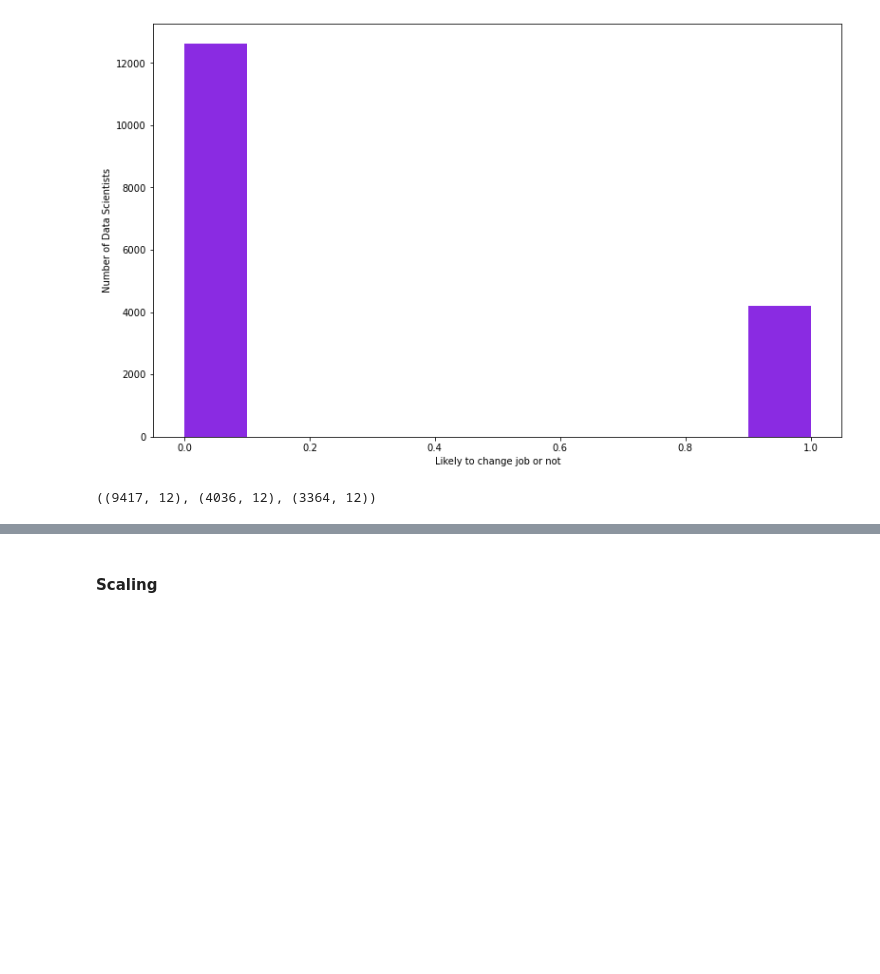
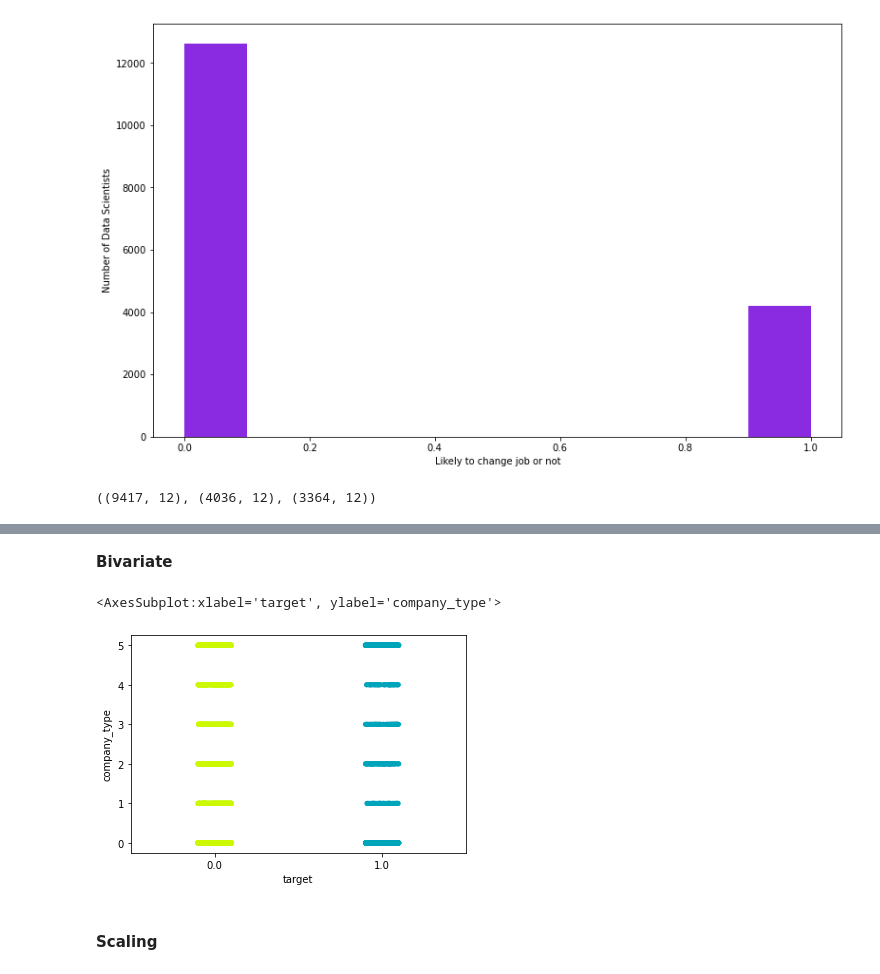
Before and after one commit to LinhQuach13/Individual_project_HR_analytics, a Jupyter notebook: Final_notebook.ipynb, the cells around one changed output, grey strips where cells are left out. Drawn from its saved outputs; the diff is of its cells as text; code cells hidden in the pictures; blank space fills up the shorter version.

```diff
--- a/Final_notebook.ipynb
+++ b/Final_notebook.ipynb
@@ -517,3 +539,11 @@ train.shape, validate.shape, test.shape
+# %% [markdown]
+<b>Bivariate</b>
+# %%
+# Company Type with Target
+sns.stripplot(x=train.target, y=train.company_type, palette='nipy_spectral_r')
+# %% [output]
+<AxesSubplot:xlabel='target', ylabel='company_type'>
+[figure, added]
 # %% [markdown]
 #### Scaling
 # %%
```
Also changed, not shown: parts of 7 cells of this notebook.
